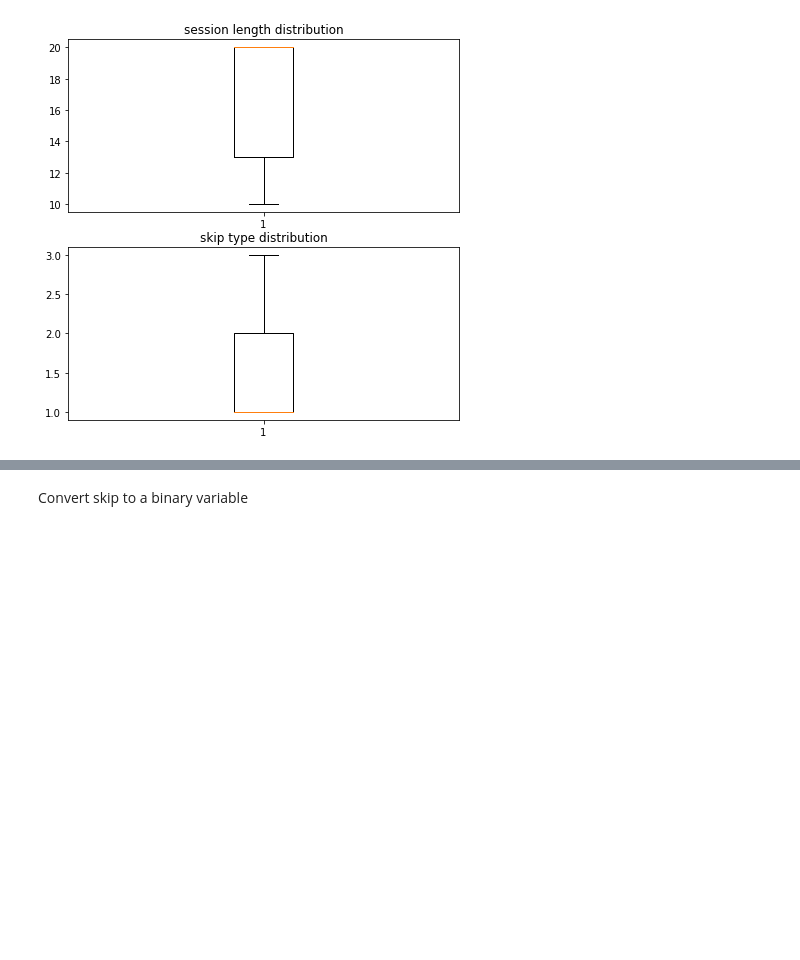
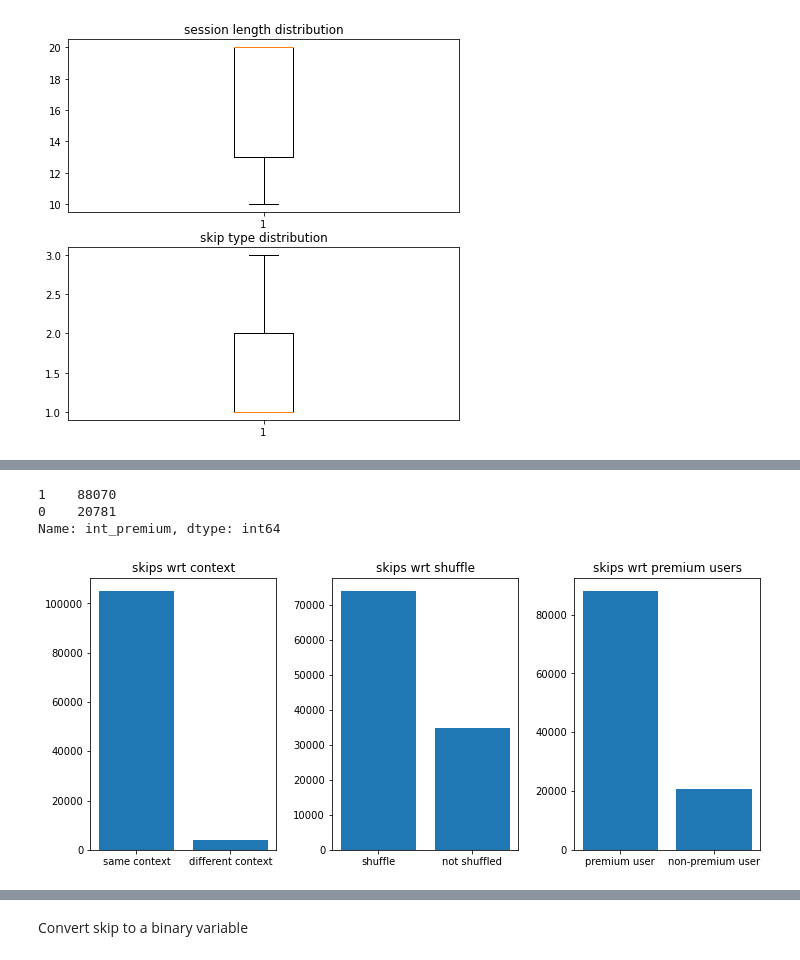
Before and after one commit to stoic-devv/spotify-causal-inference, a Jupyter notebook: src/eda/eda-adityak.ipynb, the cells around one changed output, grey strips where cells are left out. Cells and saved outputs as stored; diff of their text form; code cells hidden in the pictures; blank space fills up the shorter version.

```diff
--- a/src/eda/eda-adityak.ipynb
+++ b/src/eda/eda-adityak.ipynb
@@ -184,0 +208,34 @@ plt.close()
+# %%
+skipped_df[skipped_df['skip'] > 0]['context_switch'].value_counts()
+skipped_df[skipped_df['skip'] > 0]['int_shuffle'].value_counts()
+
+skipped_df['int_premium'] = skipped_df['premium'].astype(int)
+skipped_df[skipped_df['skip'] > 0]['int_premium'].value_counts()
+# %% [output]
+1    88070
+0    20781
+Name: int_premium, dtype: int64
+# %%
+f, axs = plt.subplots(1,3,figsize=(12,5))
+
+label1 = ['same context','different context']
+
+label2 = ['shuffle','not shuffled']
+
+label3 = ['premium user', 'non-premium user']
+
+axs[0].bar(label1, skipped_df[skipped_df['skip'] > 0]['context_switch'].value_counts())
+axs[0].set_title('skips wrt context')
+
+axs[1].bar(label2, skipped_df[skipped_df['skip'] > 0]['int_shuffle'].value_counts())
+axs[1].set_title('skips wrt shuffle')
+
+axs[2].bar(label3, skipped_df[skipped_df['skip'] > 0]['int_premium'].value_counts())
+axs[2].set_title('skips wrt premium users')
+
+plt.subplots_adjust(wspace=0.3) # hspace=0.5,
+plt.savefig('../../img/context_shuffle_premium.jpg', bbox_inches='tight', dpi=150)
+plt.show()
+plt.close()
+# %% [output]
+[figure, added]
```
Also changed, not shown: parts of 11 cells of this notebook.
